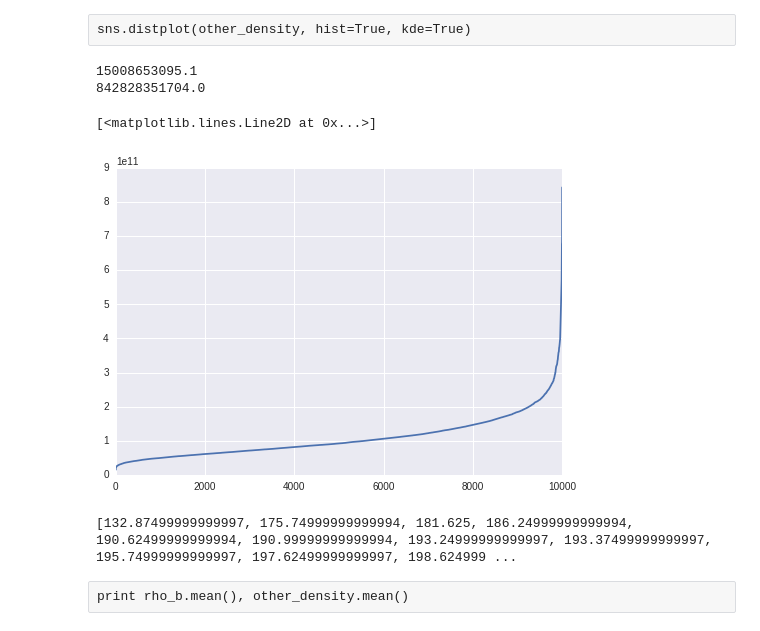
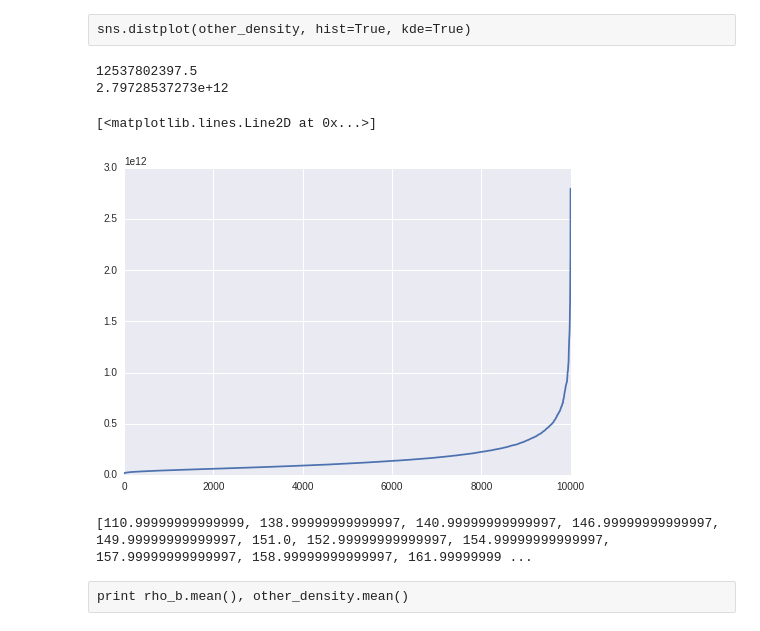
Before and after one commit to mclaughlin6464/pearce, a Jupyter notebook: notebooks/Test Cat.ipynb, the cells around one changed output. Saved outputs shown, nothing was run; the diff lists cells and outputs as text; code cells hidden in the pictures.

```diff
--- a/notebooks/Test Cat.ipynb
+++ b/notebooks/Test Cat.ipynb
@@ -74,20 +75,20 @@ other_density = np.loadtxt('densities.npy')
 # %% [raw]
 sns.distplot(other_density, hist=True, kde=True)
 # %%
-print min(cat.halocat.halo_table['halo_local_density'][rand_idxs])
-print max(cat.halocat.halo_table['halo_local_density'][rand_idxs])
+print min(cat.halocat.halo_table['halo_local_density_5'][rand_idxs])
+print max(cat.halocat.halo_table['halo_local_density_5'][rand_idxs])
 # %% [output]
-15008653095.1
-842828351704.0
+12537802397.5
+2.79728537273e+12
 # %%
-plt.plot(sorted(cat.halocat.halo_table['halo_local_density'][rand_idxs]))
+plt.plot(sorted(cat.halocat.halo_table['halo_local_density_5'][rand_idxs]))
 # %% [output]
 [<matplotlib.lines.Line2D at 0x...>]
-[figure, old version]
+[figure, new version]
 # %%
 vol = 4*np.pi/3*(5**3)
 # %%
-print sorted(cat.halocat.halo_table['halo_local_density'][rand_idxs]*vol/(100*cat.pmass))[:50]
+print sorted(cat.halocat.halo_table['halo_local_density_5'][rand_idxs]*vol/(100*cat.pmass))[:50]
 # %% [output]
-[132.87499999999997, 175.74999999999994, 181.625, 186.24999999999994, 190.62499999999994, 190.99999999999994, 193.24999999999997, 193.37499999999997, 195.74999999999997, 197.62499999999997, 198.624999 ...
+[110.99999999999999, 138.99999999999997, 140.99999999999997, 146.99999999999997, 149.99999999999997, 151.0, 152.99999999999997, 154.99999999999997, 157.99999999999997, 158.99999999999997, 161.99999999 ...
 # %%
```
Also changed, not shown: parts of 41 cells of this notebook.
